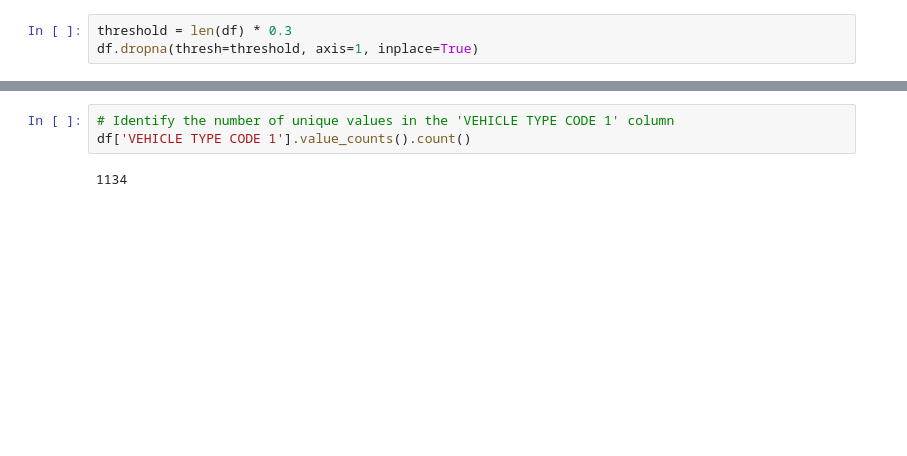
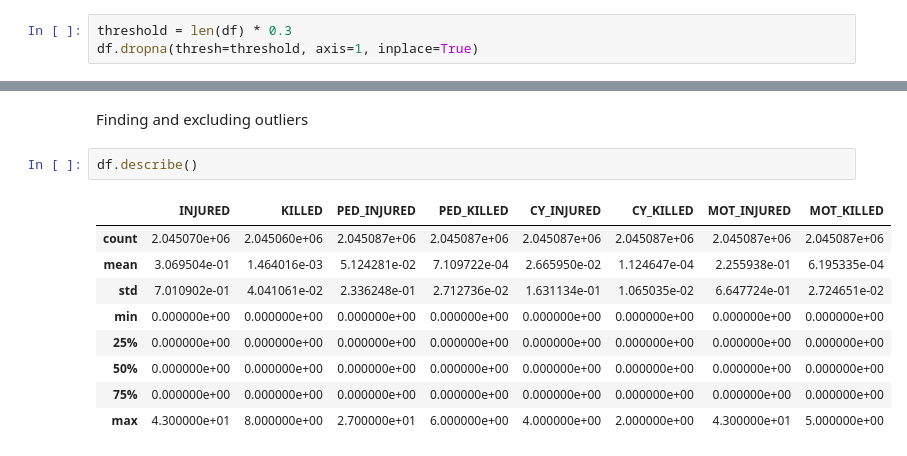
Before and after one commit to crzjothda/machlearning-ca1, a Jupyter notebook: CA1.ipynb, the cells around one changed output, grey strips where cells are left out. Drawn from its saved outputs; the diff is of its cells as text; blank space fills up the shorter version.

```diff
--- a/CA1.ipynb
+++ b/CA1.ipynb
@@ -89,5 +134,14 @@ df.dropna(subset=['VEHICLE TYPE CODE 1'], inplace=True)
-# %%
-# Identify the number of unique values in the 'VEHICLE TYPE CODE 1' column
-df['VEHICLE TYPE CODE 1'].value_counts().count()
-# %% [output]
-1134
+# %% [markdown]
+Finding and excluding outliers
+# %%
+df.describe()
+# %% [output]
+|  | INJURED | KILLED | PED_INJURED | PED_KILLED | CY_INJURED | CY_KILLED | MOT_INJURED | MOT_KILLED |
+| count | 2.045070e+06 | 2.045060e+06 | 2.045087e+06 | 2.045087e+06 | 2.045087e+06 | 2.045087e+06 | 2.045087e+06 | 2.045087e+06 |
+| mean | 3.069504e-01 | 1.464016e-03 | 5.124281e-02 | 7.109722e-04 | 2.665950e-02 | 1.124647e-04 | 2.255938e-01 | 6.195335e-04 |
+| std | 7.010902e-01 | 4.041061e-02 | 2.336248e-01 | 2.712736e-02 | 1.631134e-01 | 1.065035e-02 | 6.647724e-01 | 2.724651e-02 |
+| min | 0.000000e+00 | 0.000000e+00 | 0.000000e+00 | 0.000000e+00 | 0.000000e+00 | 0.000000e+00 | 0.000000e+00 | 0.000000e+00 |
+| 25% | 0.000000e+00 | 0.000000e+00 | 0.000000e+00 | 0.000000e+00 | 0.000000e+00 | 0.000000e+00 | 0.000000e+00 | 0.000000e+00 |
+| 50% | 0.000000e+00 | 0.000000e+00 | 0.000000e+00 | 0.000000e+00 | 0.000000e+00 | 0.000000e+00 | 0.000000e+00 | 0.000000e+00 |
+| 75% | 0.000000e+00 | 0.000000e+00 | 0.000000e+00 | 0.000000e+00 | 0.000000e+00 | 0.000000e+00 | 0.000000e+00 | 0.000000e+00 |
+| max | 4.300000e+01 | 8.000000e+00 | 2.700000e+01 | 6.000000e+00 | 4.000000e+00 | 2.000000e+00 | 4.300000e+01 | 5.000000e+00 |
```
Also changed, not shown: parts of 35 cells of this notebook, 1 other file.
